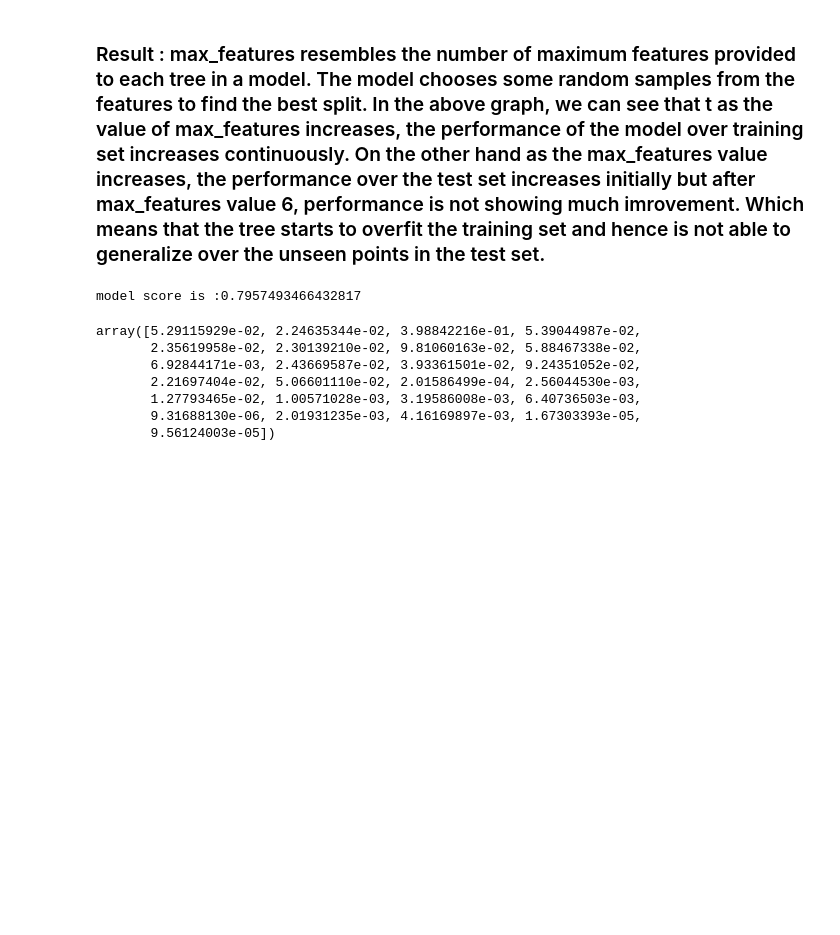
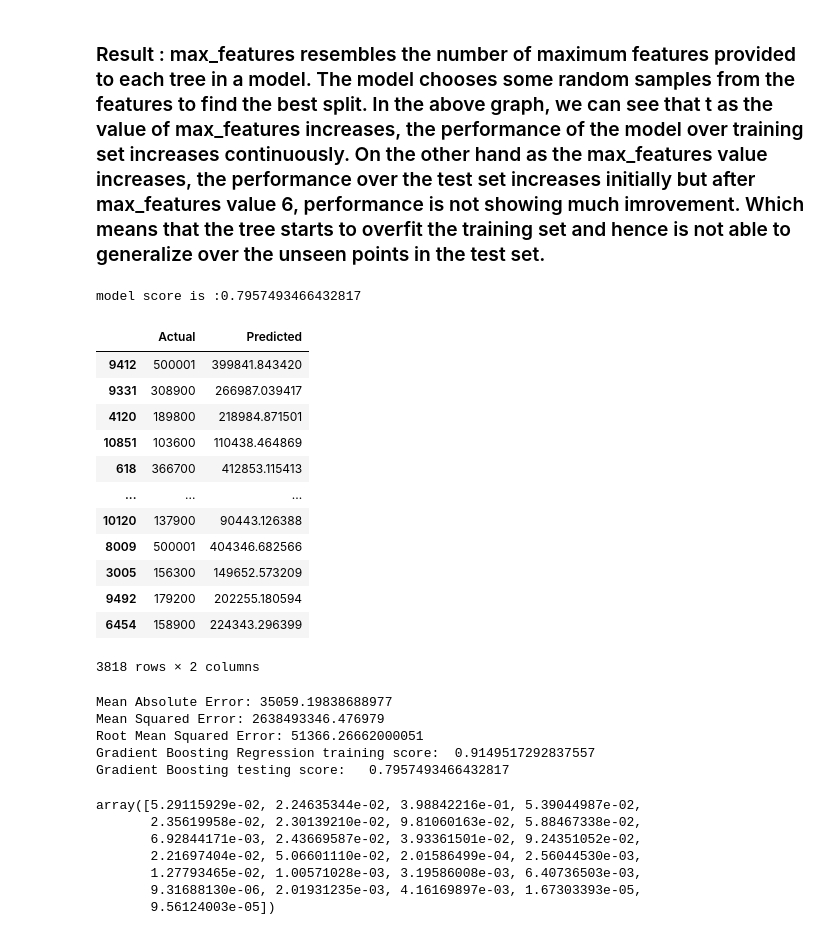
Before and after one commit to jsguti323/Housing_Estimator, a Jupyter notebook: ML_Model/Optimisation_Gradient_Boosting_Regression.ipynb, the cells around one changed output. Cells and saved outputs as stored; diff of their text form; code cells hidden in the pictures; blank space fills up the shorter version.

```diff
--- a/ML_Model/Optimisation_Gradient_Boosting_Regression.ipynb
+++ b/ML_Model/Optimisation_Gradient_Boosting_Regression.ipynb
@@ -262,6 +262,37 @@ y_pred = model.predict(X_test_scaled)
 print(f'model score is :{model.score(X_test_scaled, y_test)}')
 # %% [output]
 model score is :0.7957493466432817
+# %%
+actual_prediction = pd.DataFrame({'Actual':y_test, 'Predicted':y_pred})
+actual_prediction
+# %% [output]
+|  | Actual | Predicted |
+| 9412 | 500001 | 399841.843420 |
+| 9331 | 308900 | 266987.039417 |
+| 4120 | 189800 | 218984.871501 |
+| 10851 | 103600 | 110438.464869 |
+| 618 | 366700 | 412853.115413 |
+| ... | ... | ... |
+| 10120 | 137900 | 90443.126388 |
+| 8009 | 500001 | 404346.682566 |
+| 3005 | 156300 | 149652.573209 |
+| 9492 | 179200 | 202255.180594 |
+| 6454 | 158900 | 224343.296399 |
+3818 rows × 2 columns
+# %%
+from sklearn import metrics
+print('Mean Absolute Error:', metrics.mean_absolute_error(y_test, y_pred))
+print('Mean Squared Error:', metrics.mean_squared_error(y_test, y_pred))
+print('Root Mean Squared Error:', np.sqrt(metrics.mean_squared_error(y_test, y_pred)))
+
+print('Gradient Boosting Regression training score: ',model.score(X_train_scaled, y_train))
+print('Gradient Boosting testing score:  ',model.score(X_test_scaled, y_test))
+# %% [output]
+Mean Absolute Error: 35059.19838688977
+Mean Squared Error: 2638493346.476979
+Root Mean Squared Error: 51366.26662000051
+Gradient Boosting Regression training score:  0.9149517292837557
+Gradient Boosting testing score:   0.7957493466432817
 # %%
 feature_importance = model.feature_importances_
 feature_importance
```
